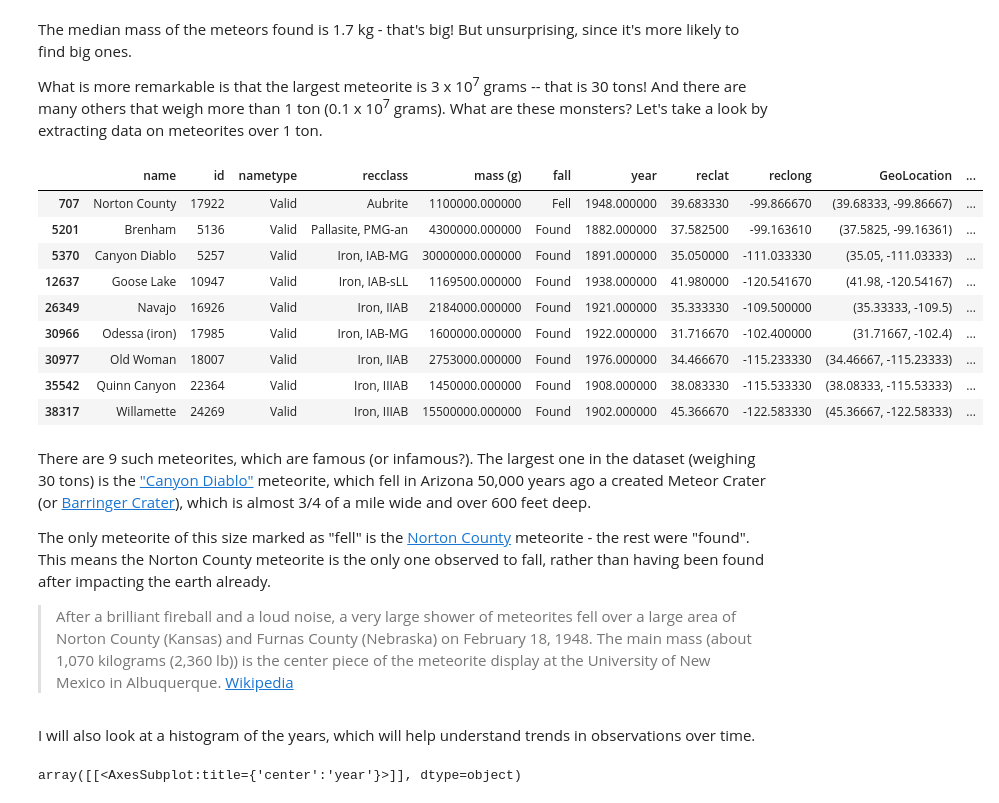
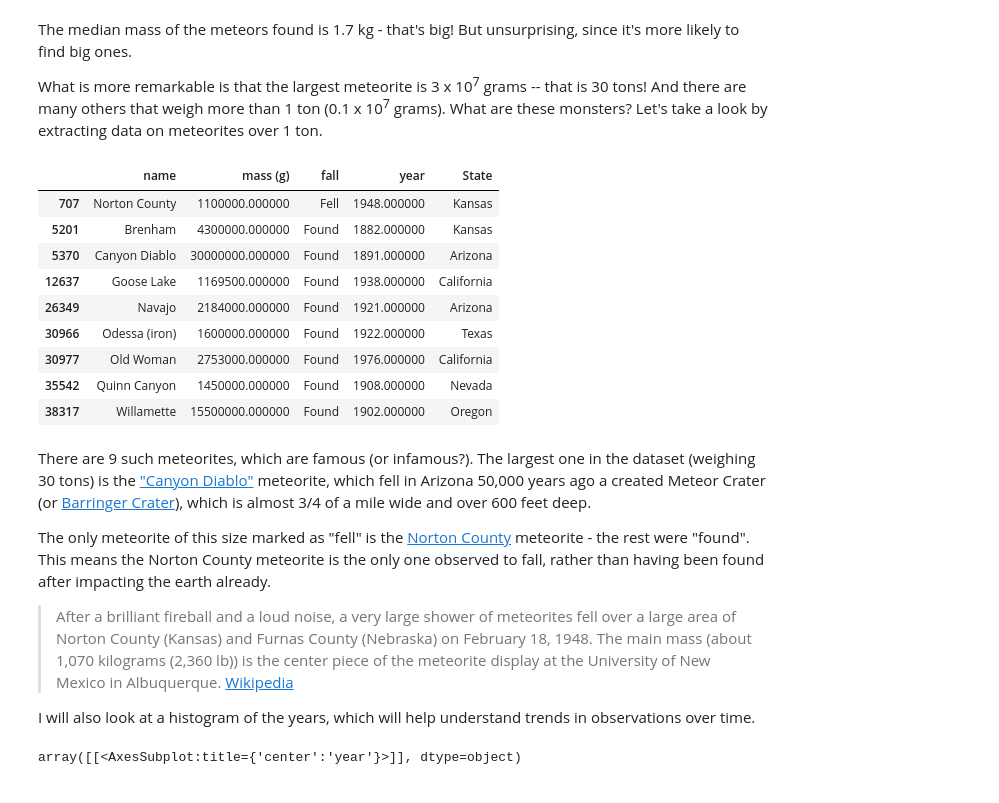
Before and after one commit to Nova-Creatio-Data-Labs/nc-blog-examples, a Jupyter notebook: finding-meteorites.ipynb, the cells around one changed output. Cells and saved outputs as stored; diff of their text form; code cells hidden in the pictures.

```diff
--- a/finding-meteorites.ipynb
+++ b/finding-meteorites.ipynb
@@ -223,18 +230,18 @@ The median mass of the meteors found is 1.7 kg - that's big! But unsurprising, s
 
 What is more remarkable is that the largest meteorite is 3 x 10<sup>7</sup> grams -- that is 30 tons! And there are many others that weigh more than 1 ton (0.1 x 10<sup>7</sup> grams). What are these monsters? Let's take a look by extracting data on meteorites over 1 ton.
 # %%
-meteorite_data_c[meteorite_data_c['mass (g)']>1000000].style
+meteorite_data_c[meteorite_data_c['mass (g)']>1000000].drop(columns=["id",'nametype','recclass','reclat','reclong','GeoLocation',"States",'Counties']).style
 # %% [output]
-|  | name | id | nametype | recclass | mass (g) | fall | year | reclat | reclong | GeoLocation | ... |
-| 707 | Norton County | 17922 | Valid | Aubrite | 1100000.000000 | Fell | 1948.000000 | 39.683330 | -99.866670 | (39.68333, -99.86667) | ... |
-| 5201 | Brenham | 5136 | Valid | Pallasite, PMG-an | 4300000.000000 | Found | 1882.000000 | 37.582500 | -99.163610 | (37.5825, -99.16361) | ... |
-| 5370 | Canyon Diablo | 5257 | Valid | Iron, IAB-MG | 30000000.000000 | Found | 1891.000000 | 35.050000 | -111.033330 | (35.05, -111.03333) | ... |
-| 12637 | Goose Lake | 10947 | Valid | Iron, IAB-sLL | 1169500.000000 | Found | 1938.000000 | 41.980000 | -120.541670 | (41.98, -120.54167) | ... |
-| 26349 | Navajo | 16926 | Valid | Iron, IIAB | 2184000.000000 | Found | 1921.000000 | 35.333330 | -109.500000 | (35.33333, -109.5) | ... |
-| 30966 | Odessa (iron) | 17985 | Valid | Iron, IAB-MG | 1600000.000000 | Found | 1922.000000 | 31.716670 | -102.400000 | (31.71667, -102.4) | ... |
-| 30977 | Old Woman | 18007 | Valid | Iron, IIAB | 2753000.000000 | Found | 1976.000000 | 34.466670 | -115.233330 | (34.46667, -115.23333) | ... |
-| 35542 | Quinn Canyon | 22364 | Valid | Iron, IIIAB | 1450000.000000 | Found | 1908.000000 | 38.083330 | -115.533330 | (38.08333, -115.53333) | ... |
-| 38317 | Willamette | 24269 | Valid | Iron, IIIAB | 15500000.000000 | Found | 1902.000000 | 45.366670 | -122.583330 | (45.36667, -122.58333) | ... |
+|  | name | mass (g) | fall | year | State |
+| 707 | Norton County | 1100000.000000 | Fell | 1948.000000 | Kansas |
+| 5201 | Brenham | 4300000.000000 | Found | 1882.000000 | Kansas |
+| 5370 | Canyon Diablo | 30000000.000000 | Found | 1891.000000 | Arizona |
+| 12637 | Goose Lake | 1169500.000000 | Found | 1938.000000 | California |
+| 26349 | Navajo | 2184000.000000 | Found | 1921.000000 | Arizona |
+| 30966 | Odessa (iron) | 1600000.000000 | Found | 1922.000000 | Texas |
+| 30977 | Old Woman | 2753000.000000 | Found | 1976.000000 | California |
+| 35542 | Quinn Canyon | 1450000.000000 | Found | 1908.000000 | Nevada |
+| 38317 | Willamette | 15500000.000000 | Found | 1902.000000 | Oregon |
 # %% [markdown]
 There are 9 such meteorites, which are famous (or infamous?). The largest one in the dataset (weighing 30 tons) is the ["Canyon Diablo"](https://en.wikipedia.org/wiki/Canyon_Diablo_(meteorite)) meteorite, which fell in Arizona 50,000 years ago a created Meteor Crater (or [Barringer Crater](https://www.oxfordreference.com/view/10.1093/oi/authority.20110803095448625)), which is almost 3/4 of a mile wide and over 600 feet deep.
 
@@ -242,8 +249,8 @@ The only meteorite of this size marked as "fell" is the [Norton County](https://
 
 >After a brilliant fireball and a loud noise, a very large shower of meteorites fell over a large area of Norton County (Kansas) and Furnas County (Nebraska) on February 18, 1948.
 >The main mass (about 1,070 kilograms (2,360 lb)) is the center piece of the meteorite display at the University of New Mexico in Albuquerque. [Wikipedia](https://en.wikipedia.org/wiki/Norton_County_(meteorite))
+
+I will also look at a histogram of the years, which will help understand trends in observations over time.
-# %% [markdown]
-I will also look at a histogram of the years, which will help understand trends in observations over time.
 # %%
 meteorite_data_c[['year']].hist(bins=50,figsize=(10,3))
 # %% [output]
```
Also changed, not shown: parts of 15 cells of this notebook, 7 other files.
